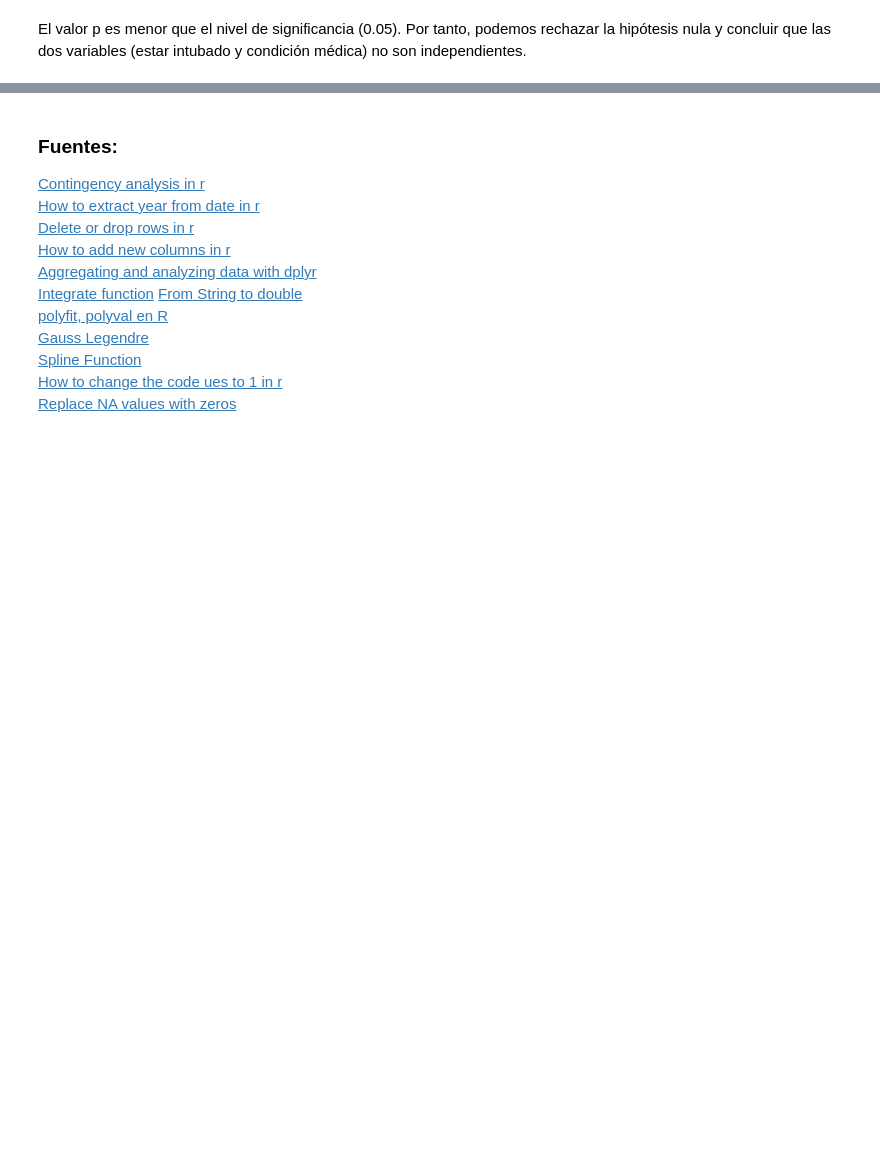
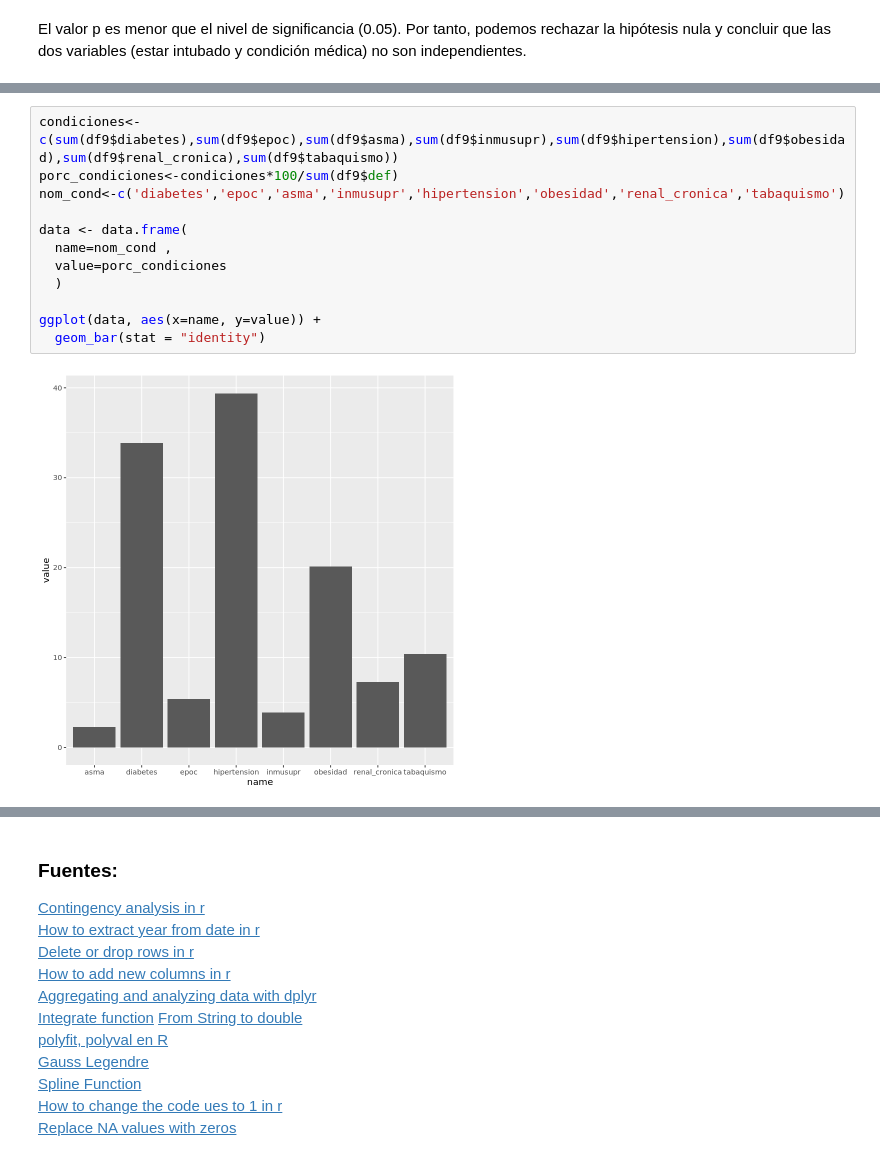
Before and after one commit to prope-2021-gh-classroom/practica-final-verano-2021-marcoyel21, a Jupyter notebook: extraccion_limpieza.ipynb, the cells around one changed output, grey strips where cells are left out. Cells and saved outputs as stored; diff of their text form; blank space fills up the shorter version.

Commit message:
Con barplot de condicion de salud de personas

```diff
--- a/extraccion_limpieza.ipynb
+++ b/extraccion_limpieza.ipynb
@@ -561,0 +573,14 @@ El valor p es menor que el nivel de significancia (0.05). Por tanto, podemos rec
+# %%
+condiciones<-c(sum(df9$diabetes),sum(df9$epoc),sum(df9$asma),sum(df9$inmusupr),sum(df9$hipertension),sum(df9$obesidad),sum(df9$renal_cronica),sum(df9$tabaquismo))
+porc_condiciones<-condiciones*100/sum(df9$def)
+nom_cond<-c('diabetes','epoc','asma','inmusupr','hipertension','obesidad','renal_cronica','tabaquismo')
+
+data <- data.frame(
+  name=nom_cond ,
+  value=porc_condiciones
+  )
+
+ggplot(data, aes(x=name, y=value)) +
+  geom_bar(stat = "identity")
+# %% [output]
+[figure, added]
```
Also changed, not shown: parts of 4 cells of this notebook.
